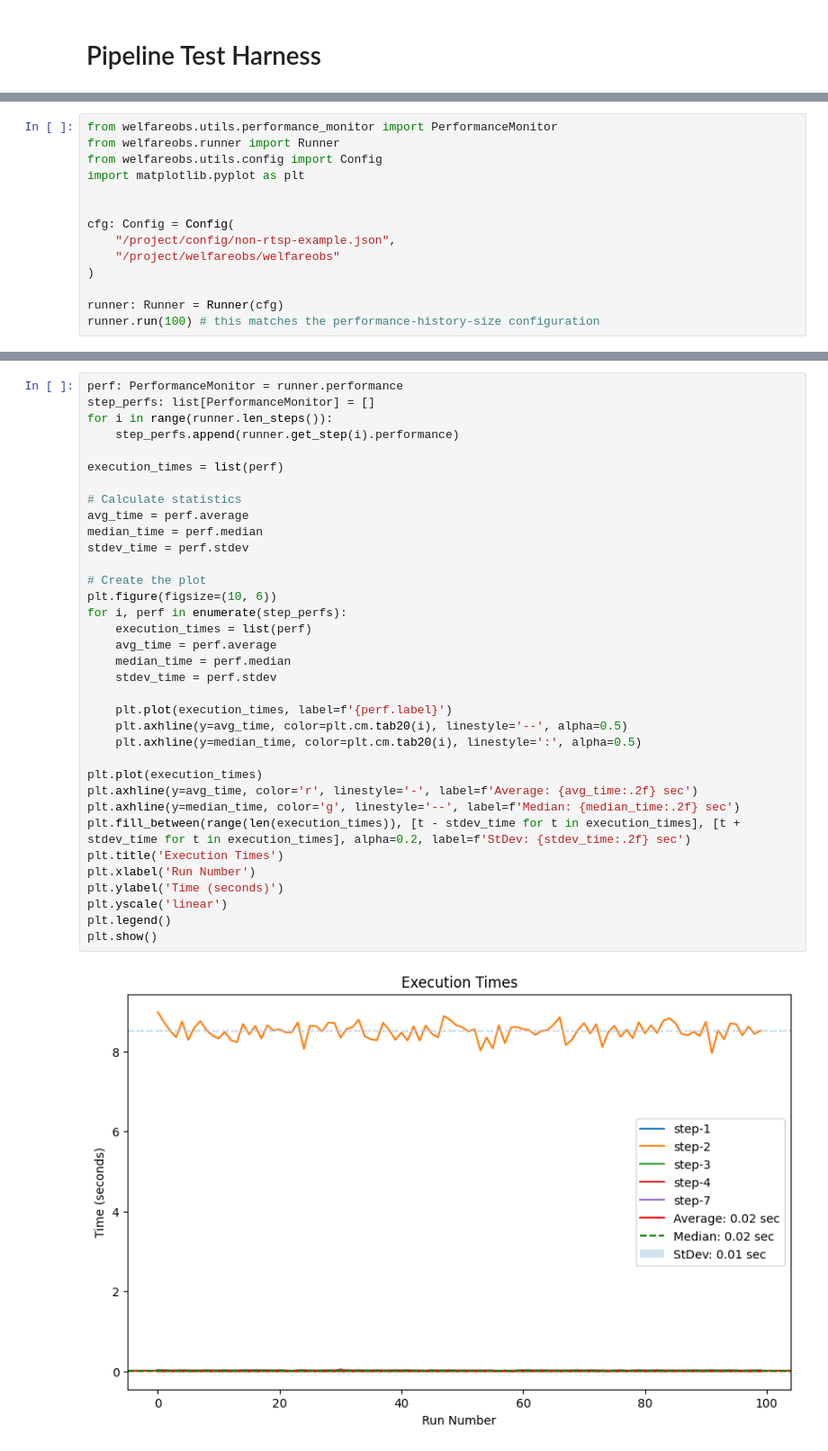
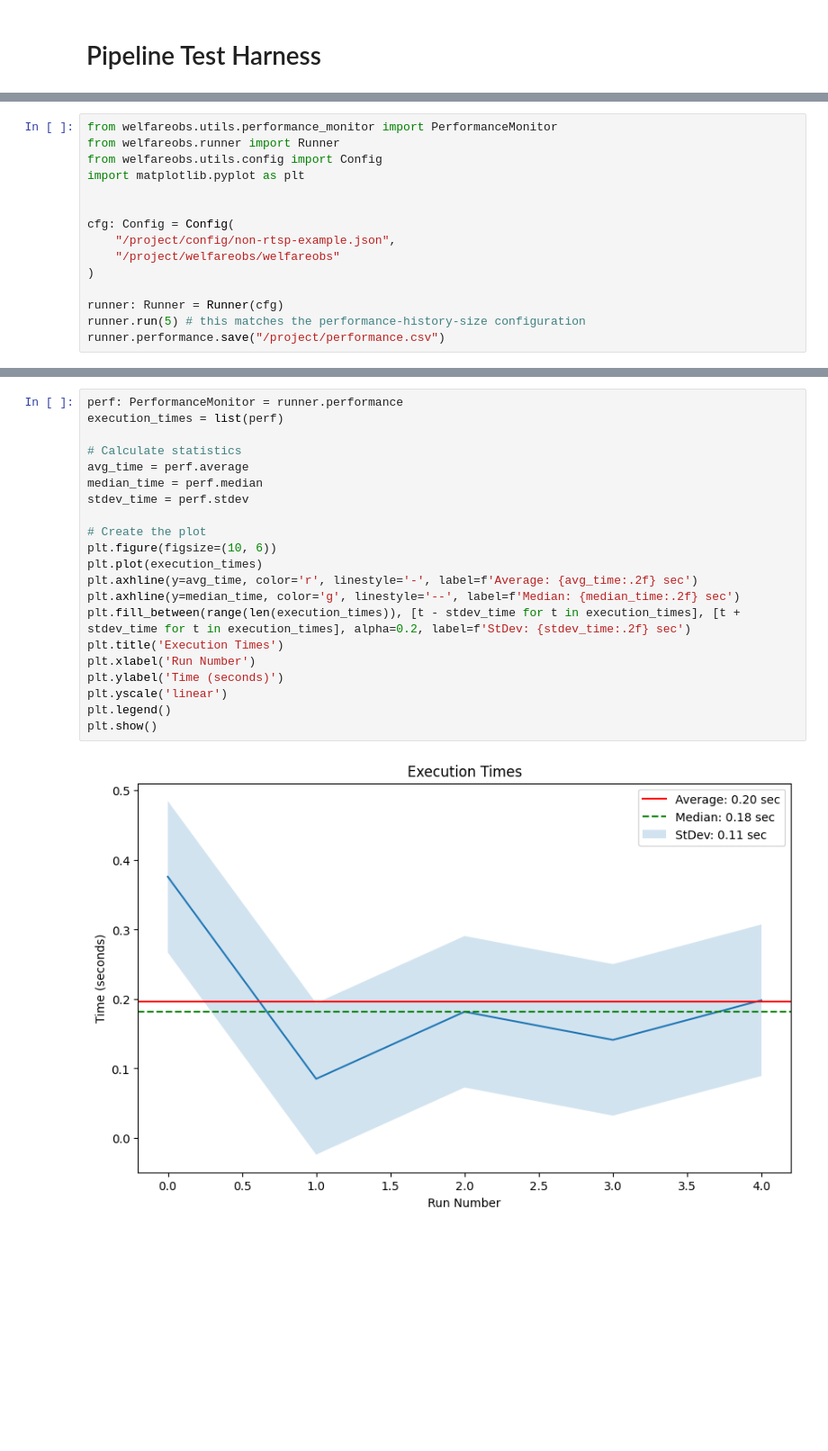
Before and after one commit to wildlifelabs/realtime-welfare, a Jupyter notebook: pipeline.ipynb, the cells around one changed output, grey strips where cells are left out. Shown at 90% size. Saved outputs shown, nothing was run; the diff lists cells and outputs as text; blank space fills up the shorter version.

```diff
--- a/pipeline.ipynb
+++ b/pipeline.ipynb
@@ -13,7 +31,8 @@ cfg: Config = Config(
 )
 
 runner: Runner = Runner(cfg)
-runner.run(100) # this matches the performance-history-size configuration
+runner.run(5) # this matches the performance-history-size configuration
+runner.performance.save("/project/performance.csv")
 # %% [output]
 INFO:datasets:PyTorch version 2.7.0 available.
 Calling setup
@@ -49,37 +64,23 @@ TypeError: 'float' object is not callable
 # %%
 perf: PerformanceMonitor = runner.performance
-step_perfs: list[PerformanceMonitor] = []
-for i in range(runner.len_steps()):
-    step_perfs.append(runner.get_step(i).performance)
-
 execution_times = list(perf)
 
 # Calculate statistics
 avg_time = perf.average
 median_time = perf.median
 stdev_time = perf.stdev
 
 # Create the plot
 plt.figure(figsize=(10, 6))
-for i, perf in enumerate(step_perfs):
-    execution_times = list(perf)
-    avg_time = perf.average
-    median_time = perf.median
-    stdev_time = perf.stdev
-
-    plt.plot(execution_times, label=f'{perf.label}')
-    plt.axhline(y=avg_time, color=plt.cm.tab20(i), linestyle='--', alpha=0.5)
-    plt.axhline(y=median_time, color=plt.cm.tab20(i), linestyle=':', alpha=0.5)
-
 plt.plot(execution_times)
 plt.axhline(y=avg_time, color='r', linestyle='-', label=f'Average: {avg_time:.2f} sec')
 plt.axhline(y=median_time, color='g', linestyle='--', label=f'Median: {median_time:.2f} sec')
 plt.fill_between(range(len(execution_times)), [t - stdev_time for t in execution_times], [t + stdev_time for t in execution_times], alpha=0.2, label=f'StDev: {stdev_time:.2f} sec')
 plt.title('Execution Times')
 plt.xlabel('Run Number')
 plt.ylabel('Time (seconds)')
 plt.yscale('linear')
 plt.legend()
 plt.show()
 # %% [output]
-[figure, old version]
+[figure, new version]
```
Also changed, not shown: parts of 2 cells of this notebook, 43 other files.
